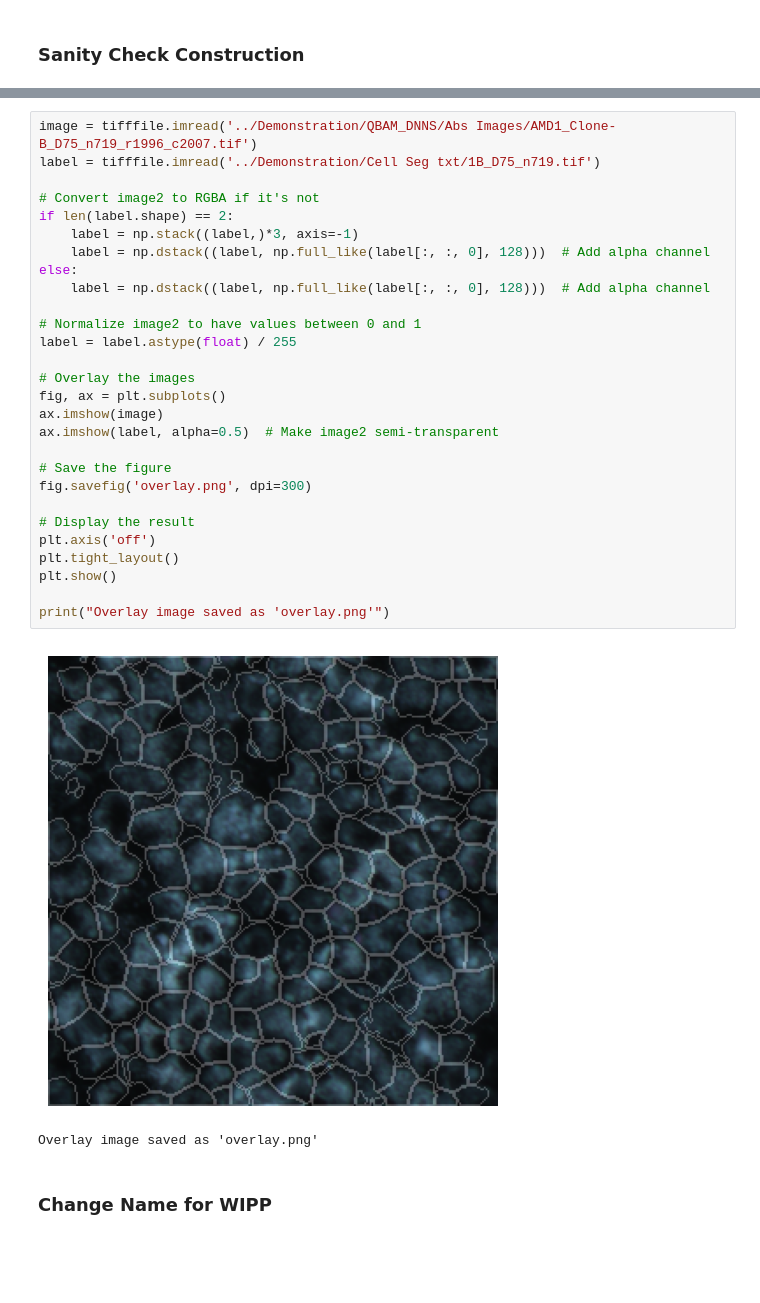
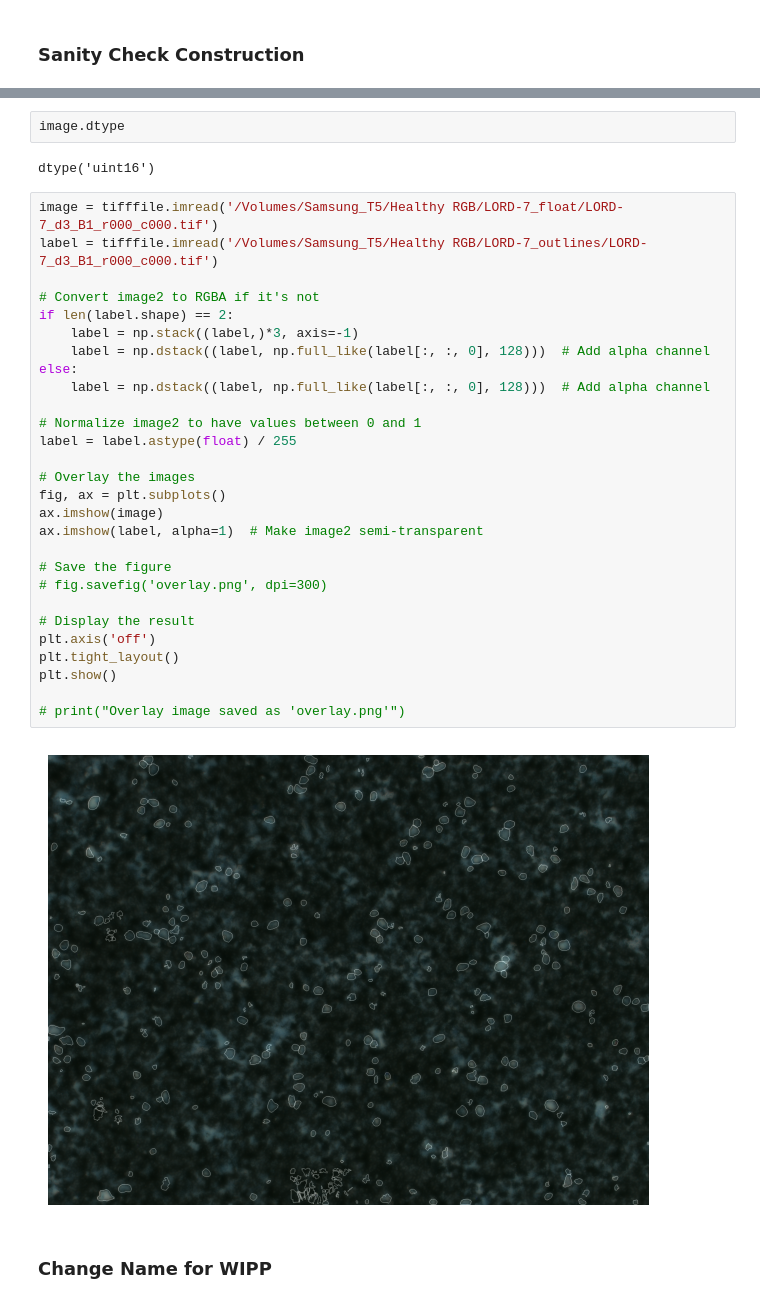
Before and after one commit to joobumjin/GraphSC, a Jupyter notebook: Notebook/PreProcessing.ipynb, the cells around one changed output, grey strips where cells are left out. Saved outputs shown, nothing was run; the diff lists cells and outputs as text; blank space fills up the shorter version.

```diff
--- a/Notebook/PreProcessing.ipynb
+++ b/Notebook/PreProcessing.ipynb
@@ -590,33 +764,36 @@ Image saved as '../Demonstration/Cell Seg txt/AMD1_Clone-B_D75_n742_r2396_c1807.
+# %%
+image.dtype
+# %% [output]
+dtype('uint16')
 # %%
-image = tifffile.imread('../Demonstration/QBAM_DNNS/Abs Images/AMD1_Clone-B_D75_n719_r1996_c2007.tif')
-label = tifffile.imread('../Demonstration/Cell Seg txt/1B_D75_n719.tif')
+image = tifffile.imread('/Volumes/Samsung_T5/Healthy RGB/LORD-7_float/LORD-7_d3_B1_r000_c000.tif')
+label = tifffile.imread('/Volumes/Samsung_T5/Healthy RGB/LORD-7_outlines/LORD-7_d3_B1_r000_c000.tif')
 
 # Convert image2 to RGBA if it's not
 if len(label.shape) == 2:
     label = np.stack((label,)*3, axis=-1)
     label = np.dstack((label, np.full_like(label[:, :, 0], 128)))  # Add alpha channel
 else:
     label = np.dstack((label, np.full_like(label[:, :, 0], 128)))  # Add alpha channel
 
 # Normalize image2 to have values between 0 and 1
 label = label.astype(float) / 255
 
 # Overlay the images
 fig, ax = plt.subplots()
 ax.imshow(image)
-ax.imshow(label, alpha=0.5)  # Make image2 semi-transparent
+ax.imshow(label, alpha=1)  # Make image2 semi-transparent
 
 # Save the figure
-fig.savefig('overlay.png', dpi=300)
+# fig.savefig('overlay.png', dpi=300)
 
 # Display the result
 plt.axis('off')
 plt.tight_layout()
 plt.show()
 
-print("Overlay image saved as 'overlay.png'")
+# print("Overlay image saved as 'overlay.png'")
 # %% [output]
-[figure, old version]
+[figure, new version]
-Overlay image saved as 'overlay.png'
 # %% [markdown]
 ### Change Name for WIPP
```
Also changed, not shown: parts of 20 cells of this notebook, 1 other file.
